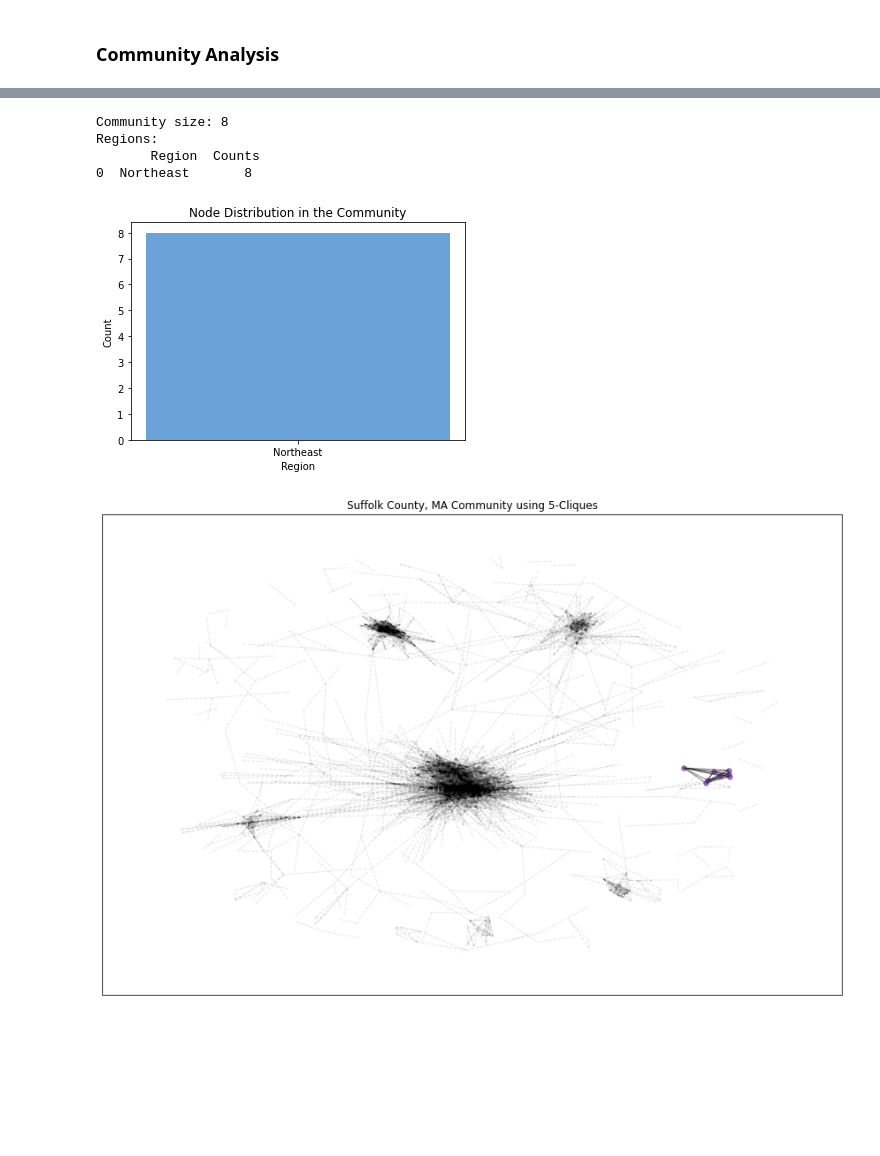
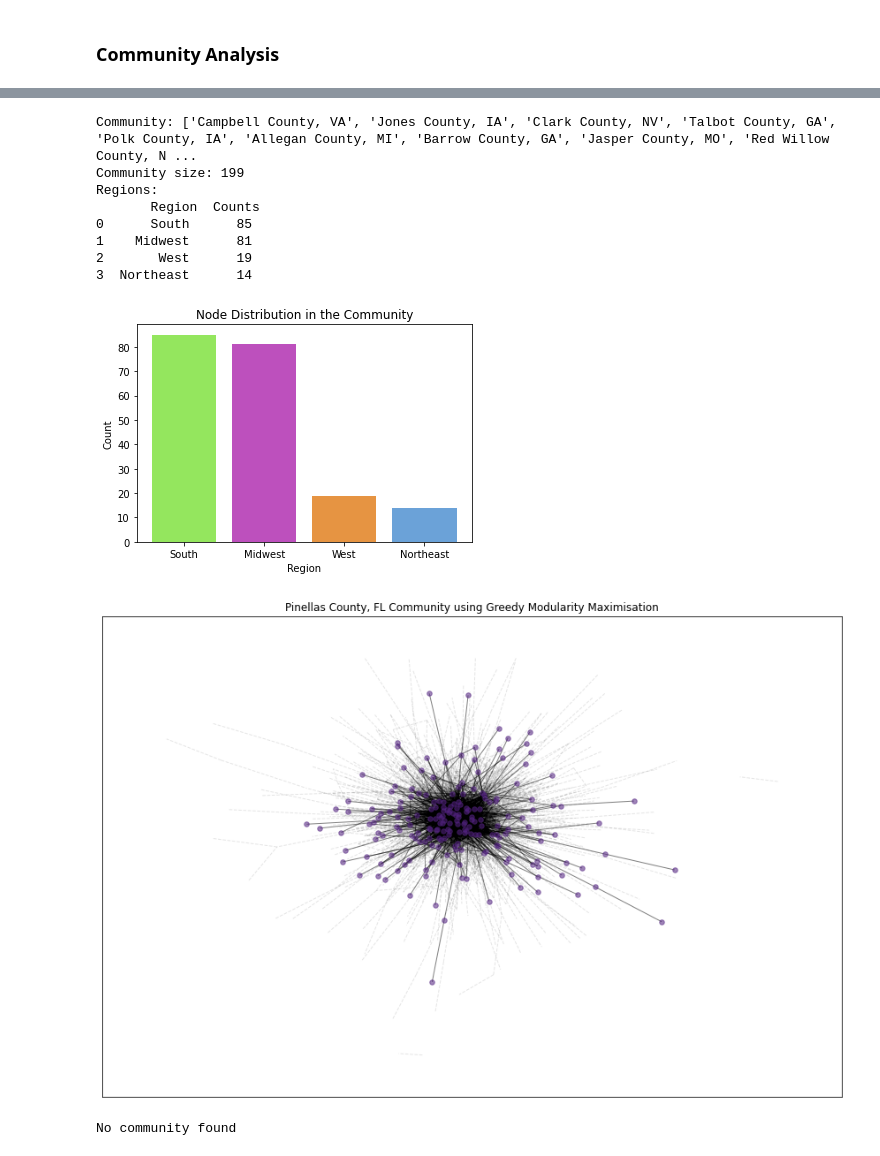
Before and after one commit to samar14641/covid-us-networks, a Jupyter notebook: community_detection.ipynb, the cells around one changed output, grey strips where cells are left out. Drawn from its saved outputs; the diff is of its cells as text; code cells hidden in the pictures; blank space fills up the shorter version.

```diff
--- a/community_detection.ipynb
+++ b/community_detection.ipynb
@@ -271,9 +266,19 @@ Regions:
 # %%
-show_community(kc_coms, 'Suffolk County, MA', 'kclique', '5-Cliques')
+# show_community(kc_coms, 'Suffolk County, MA', 'kclique', '5-Cliques')
-# %% [output]
-Community size: 8
-Regions:
-       Region  Counts
-0  Northeast       8
-[figure, removed]
-[figure, removed]
+# %%
+show_community(gmm_coms, 'Pinellas County, FL', 'gmm', 'Greedy Modularity Maximisation')
+# %% [output]
+Community: ['Campbell County, VA', 'Jones County, IA', 'Clark County, NV', 'Talbot County, GA', 'Polk County, IA', 'Allegan County, MI', 'Barrow County, GA', 'Jasper County, MO', 'Red Willow County, N ...
+Community size: 199
+Regions:
+       Region  Counts
+0      South      85
+1    Midwest      81
+2       West      19
+3  Northeast      14
+[figure, added]
+[figure, added]
+# %%
+show_community(kc_coms, 'Pinellas County, FL', 'kclique', '5-Cliques')
+# %% [output]
+No community found
```
Also changed, not shown: parts of 9 cells of this notebook, 3 other files.
